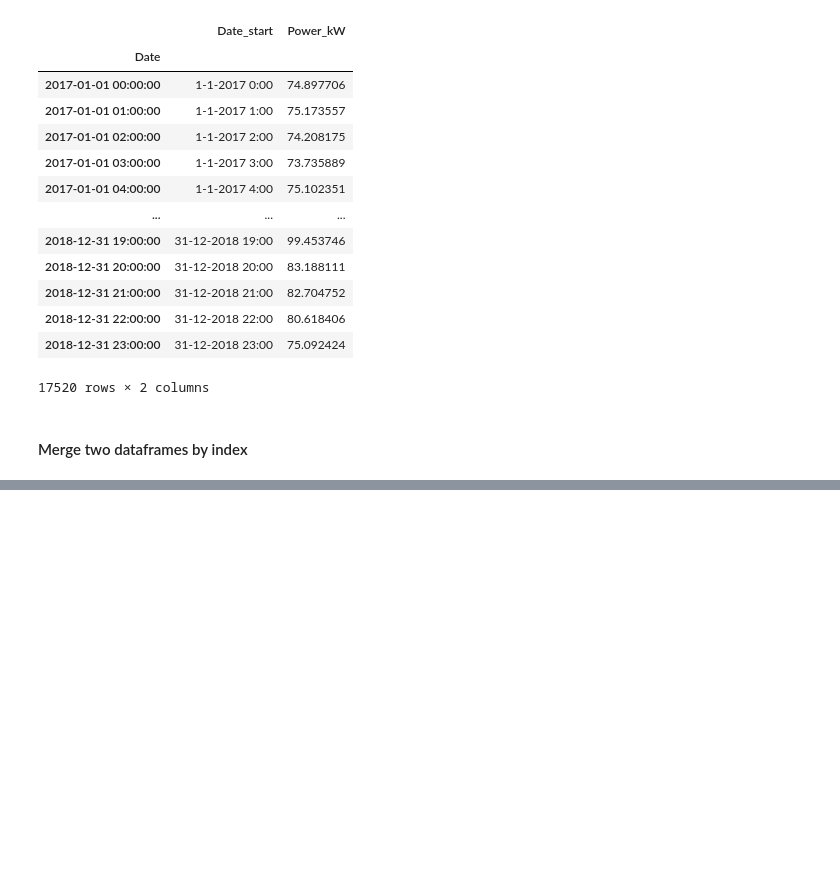
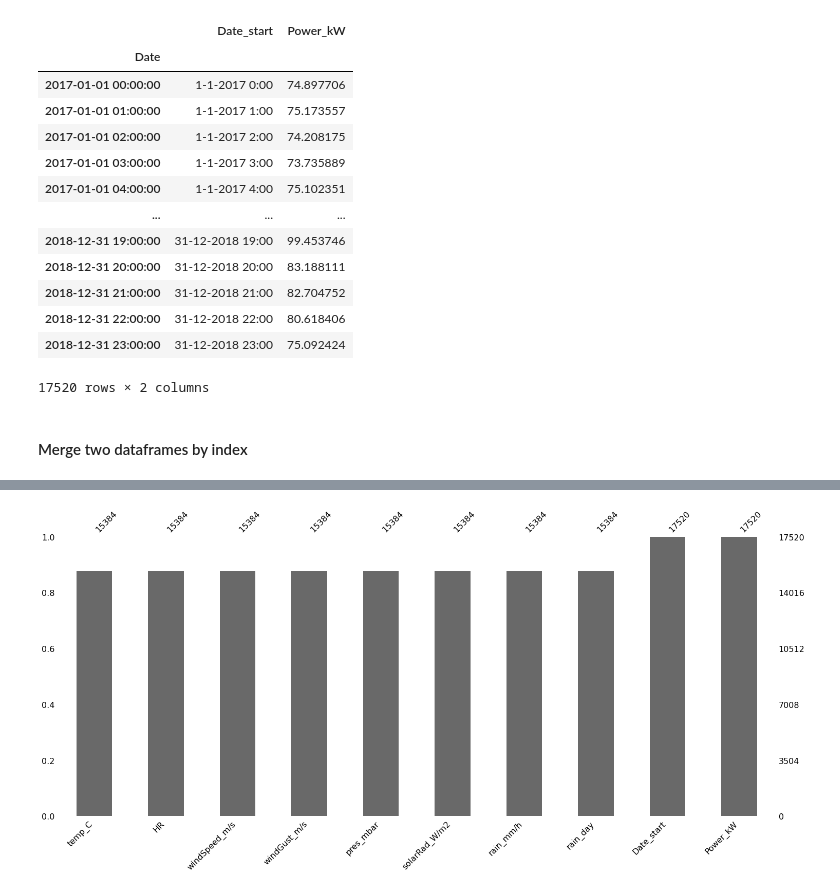
Before and after one commit to INmais/Energy_Services_2022, a Jupyter notebook: Energy_Services_2022_Office_Hours_22_03.ipynb, the cells around one changed output, grey strips where cells are left out. Cells and saved outputs as stored; diff of their text form; code cells hidden in the pictures; blank space fills up the shorter version.

```diff
--- a/Energy_Services_2022_Office_Hours_22_03.ipynb
+++ b/Energy_Services_2022_Office_Hours_22_03.ipynb
@@ -352,4 +364,4 @@ merged.index = merged.index.strftime('%Y-%m-%d %H:%M') #fixig date format
 #how='inner' default
 raw.index.astype('datetime64[ns]')
 merged.index.astype('datetime64[ns]')
-result = pd.merge(raw, merged, left_index=True, right_index=True)
+result_merged = pd.merge(raw, merged, left_index=True, right_index=True)
@@ -372,0 +412,2 @@ result
+# %%
+result_merged = result_merged.set_index(pd.DatetimeIndex(result_merged.index))
@@ -372,0 +431,12 @@ result
+# %%
+#visualize data
+
+import missingno as msno
+import matplotlib.pyplot as plt
+
+# Plot amount of missingness
+msno.bar(result_merged) # you can see pandas-profilin count part
+
+plt.show()
+# %% [output]
+[figure, added]
```
Also changed, not shown: parts of 47 cells of this notebook.
